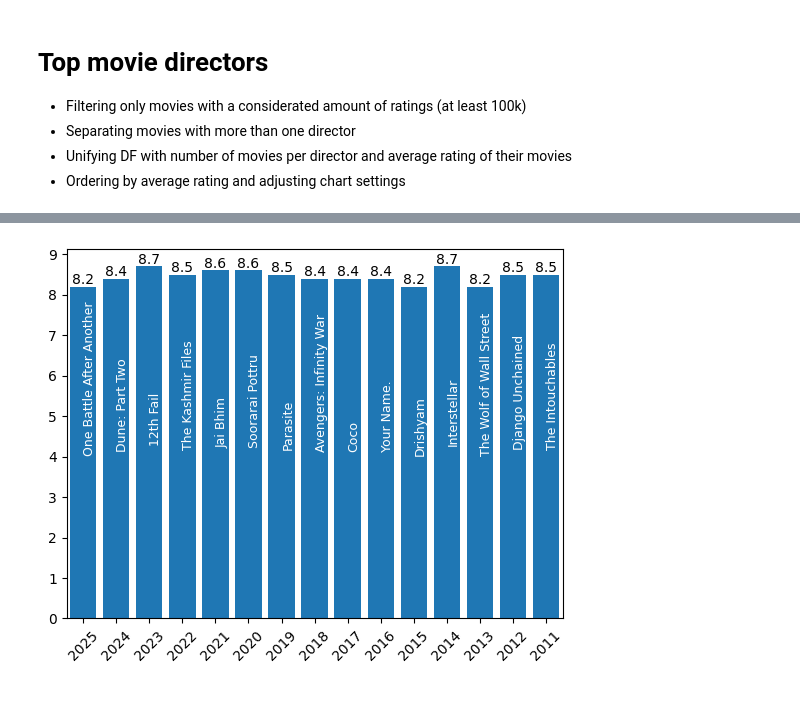
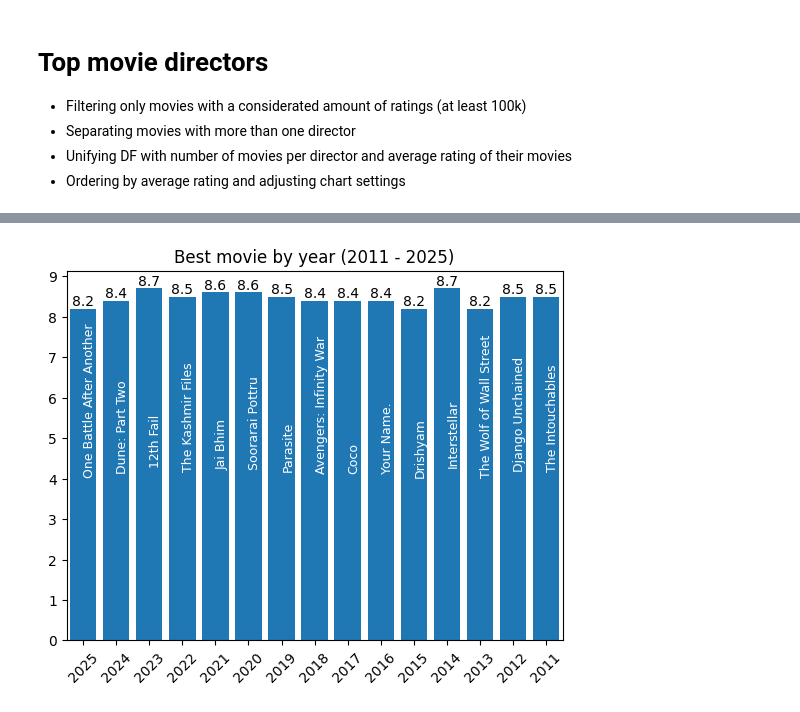
Before and after one commit to prokope/movie-dashboard, a Jupyter notebook: movie_analysis.ipynb, the cells around one changed output, grey strips where cells are left out. Cells and saved outputs as stored; diff of their text form; code cells hidden in the pictures.

```diff
--- a/movie_analysis.ipynb
+++ b/movie_analysis.ipynb
@@ -114,31 +115,39 @@ from matplotlib.ticker import MultipleLocator
 
 # Selecting most famous movies (more than 100k reviews), grouping movies with same year and returning index with greater avg. rating
 best_movies_index = movie_data[(movie_data["numVotes"] >= 100000)].groupby(["startYear"])["averageRating"].idxmax()
 
+# Filtering the most relevant columns
 best_movies = movie_data.loc[best_movies_index][["primaryTitle", "startYear", "averageRating"]]
 
+# Setting start year as index
 best_movies = best_movies.set_index("startYear")
 
+# Ordering DF by movie release date
 best_movies = best_movies.sort_values(by="startYear", ascending=False)
 
+# Getting the top 15 movies
 best_movies = best_movies.iloc[0:15]
 
+# Initializes the figure and axes
 fig, ax = plt.subplots()
 
+# Rotating X ticks for better visualization and defining more visual settings
 plt.xticks(rotation=45)
 ax.xaxis.set_major_locator(MultipleLocator(1))
 ax.yaxis.set_major_locator(MultipleLocator(1))
 
 ax.set_xlim(best_movies.index.min() - 0.5, best_movies.index.max() + 0.5)
 
+# Plots a bar chart
 bars = ax.bar(best_movies.index, best_movies["averageRating"])
 ax.bar_label(bars)
 ax.invert_xaxis()
+plt.title("Best movie by year (2011 - 2025)")
 
 for bar, (_, row) in zip(bars, best_movies.iterrows()):
   x = bar.get_x()
   width = bar.get_width()
   height = bar.get_height()
   ax.text(x + (width / 2), height / 2, row["primaryTitle"], fontsize=9, color="white", rotation=90)
 # %% [output]
-[figure, old version]
+[figure, new version]
```
Also changed, not shown: parts of 6 cells of this notebook.
